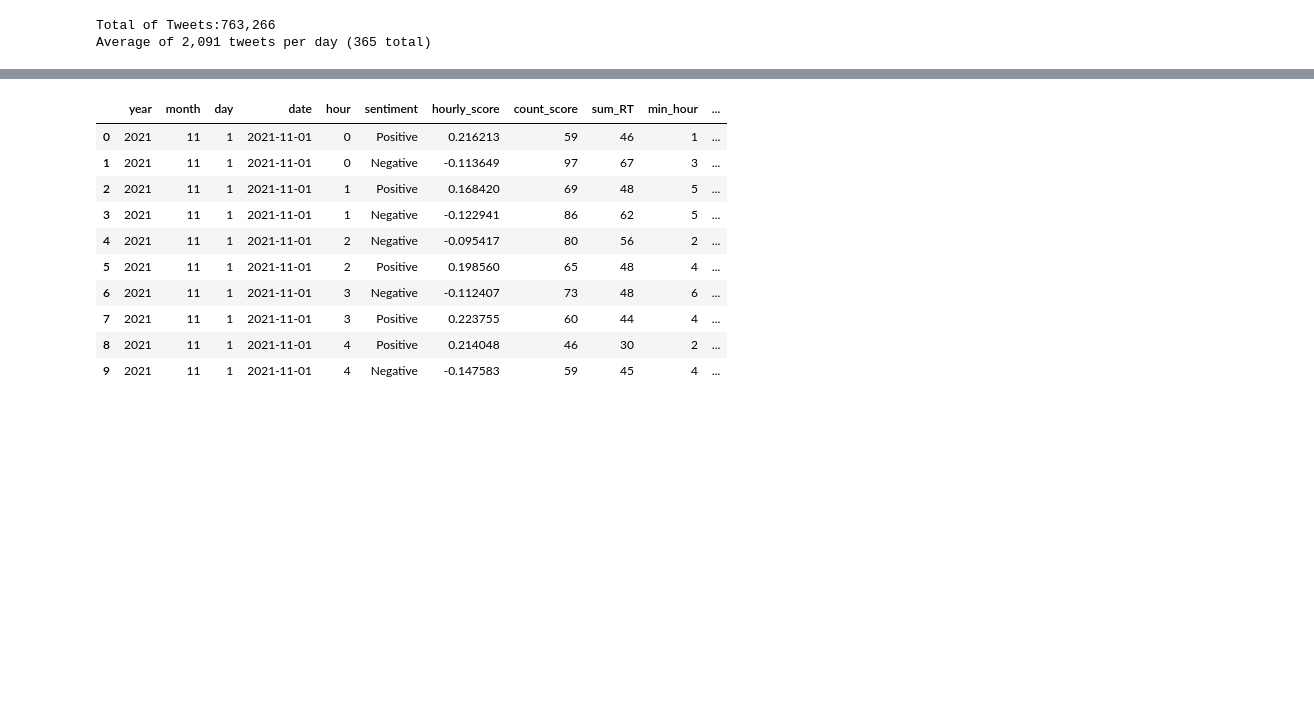
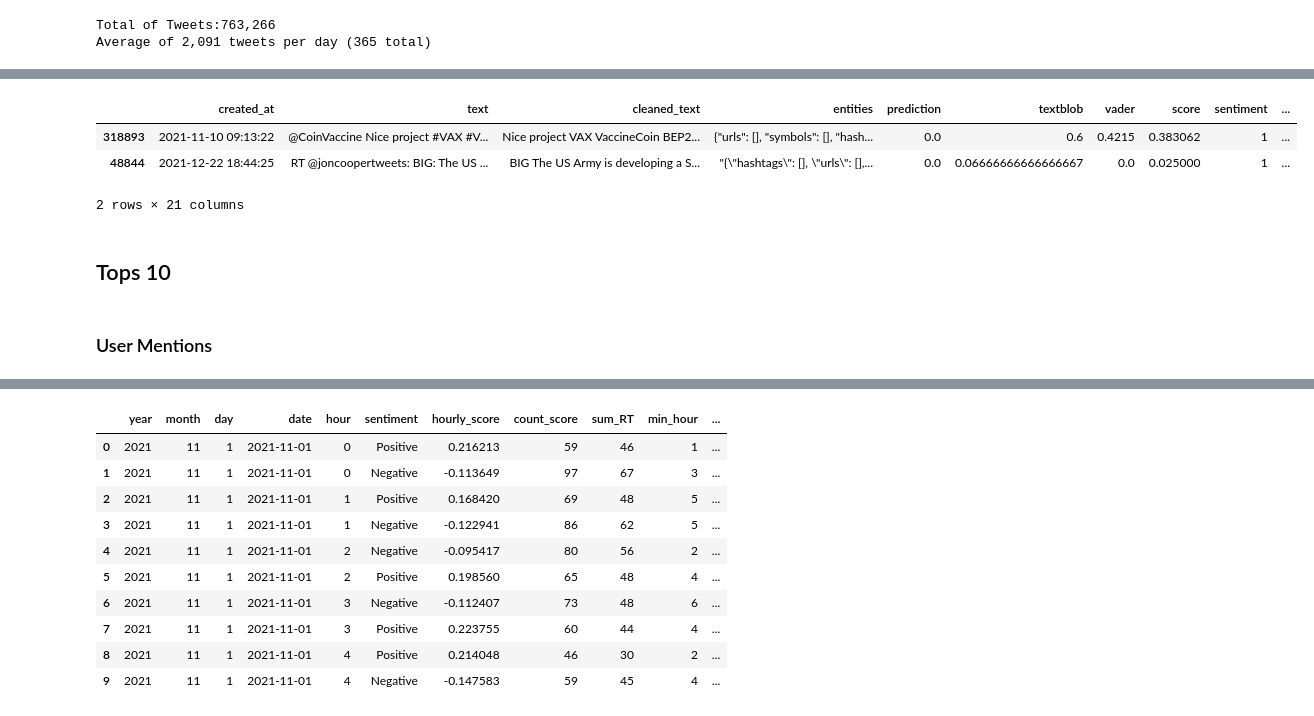
Before and after one commit to gustavohn73-cct/CA4, a Jupyter notebook: Dash/Dash_core.ipynb, the cells around one changed output, grey strips where cells are left out. Saved outputs shown, nothing was run; the diff lists cells and outputs as text; code cells hidden in the pictures; blank space fills up the shorter version.

```diff
--- a/Dash/Dash_core.ipynb
+++ b/Dash/Dash_core.ipynb
@@ -150,0 +251,18 @@ tweets_hour_pd = tweets_hour.toPandas()
+# %%
+expanded_data = pd.json_normalize(tweets_fc_pd['json'])
+
+tweets_fc_pd = pd.concat([tweets_fc_pd, expanded_data], axis = 1)
+
+del expanded_data
+tweets_fc_pd['created_at'] = pd.to_datetime(tweets_fc_pd['created_at'])
+tweets_fc_pd['sentiment'] = tweets_fc_pd['sentiment'].astype(int)
+tweets_fc_pd.sample(2)
+# %% [output]
+|  | created_at | text | cleaned_text | entities | prediction | textblob | vader | score | sentiment | ... |
+| 318893 | 2021-11-10 09:13:22 | @CoinVaccine Nice project #VAX #V... | Nice project VAX VaccineCoin BEP2... | {"urls": [], "symbols": [], "hash... | 0.0 | 0.6 | 0.4215 | 0.383062 | 1 | ... |
+| 48844 | 2021-12-22 18:44:25 | RT @joncoopertweets: BIG: The US ... | BIG The US Army is developing a S... | "{\"hashtags\": [], \"urls\": [],... | 0.0 | 0.06666666666666667 | 0.0 | 0.025000 | 1 | ... |
+2 rows × 21 columns
+# %% [markdown]
+## Tops 10
+# %% [markdown]
+### User Mentions
```
Also changed, not shown: parts of 49 cells of this notebook, 36 other files.
